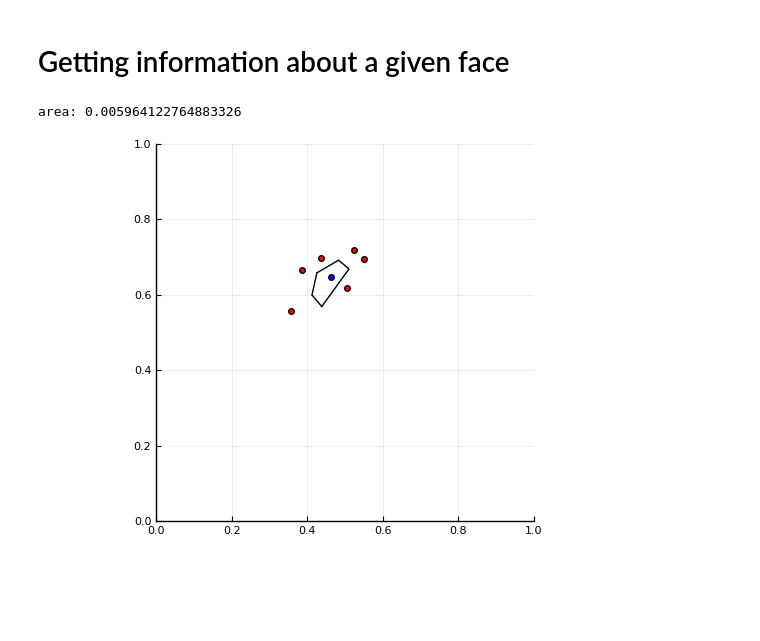
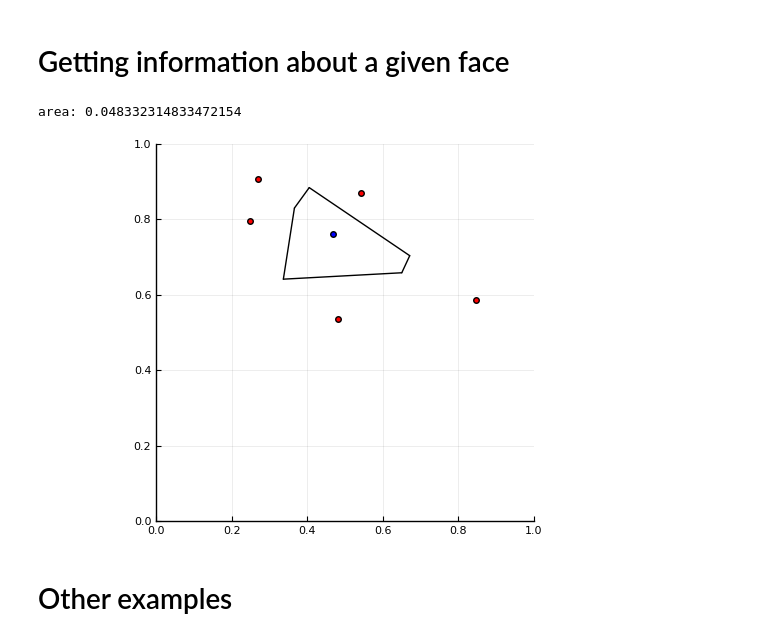
Before and after one commit to egmzcrz/VoronoiDiagram, a Jupyter notebook: src/test.ipynb, the cells around one changed output. Saved outputs shown, nothing was run; the diff lists cells and outputs as text; code cells hidden in the pictures; blank space fills up the shorter version.

Commit message:
added working examples in test.ipynb. Fixed numerical issues

```diff
--- a/src/test.ipynb
+++ b/src/test.ipynb
@@ -53,32 +78,30 @@ v - e + f = 2
 # %% [markdown]
 # Getting information about a given face
 # %%
-face = voronoi.faces[30]
-area = 0.0
+face = voronoi.faces[length(voronoi.faces)÷2]
 
 plot()
 halfedge = face.outerComponent
 while true
     p0 = halfedge.origin.coordinates
     p1 = halfedge.twin.origin.coordinates
 
     # get neighboring site
     neighbor = halfedge.twin.incidentFace.site
     scatter!(neighbor, color="red")
 
-    # get area of current face
-    area += p0[1]*p1[2] - p0[2]*p1[1]
-
     plot!([p0, p1], color="black")
 
     halfedge = halfedge.next
     if halfedge === face.outerComponent
         break
     end
 end
-print("area: ", abs(area / 2))
+print("area: ", face.area)
 plot!(xlims=(0,1), ylims=(0,1), aspect_ratio=:equal, legend=false)
 scatter!(face.site, color="blue")
 # %% [output]
-area: 0.005964122764883326
+area: 0.048332314833472154
-[figure, old version]
+[figure, new version]
+# %% [markdown]
+# Other examples
```
Also changed, not shown: parts of 9 cells of this notebook, 4 other files.
